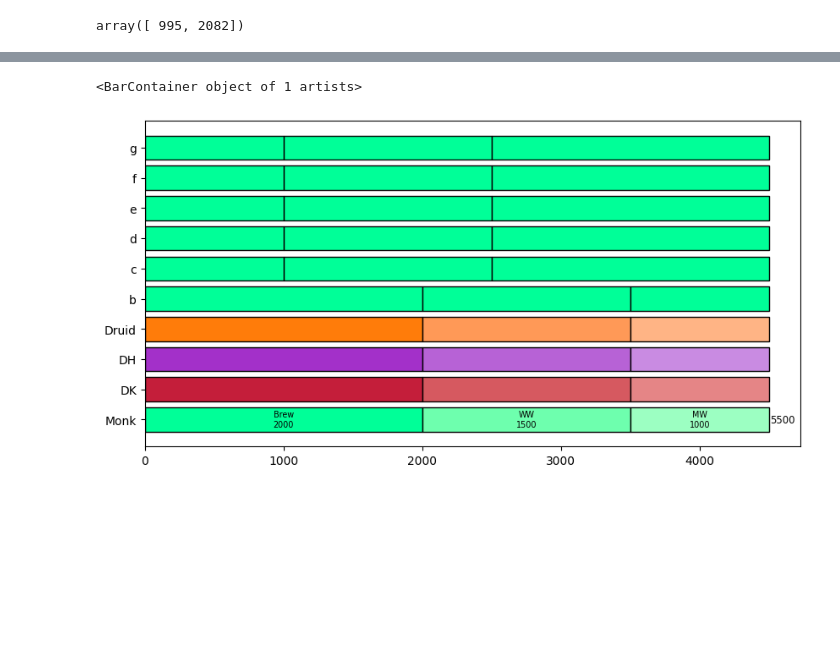
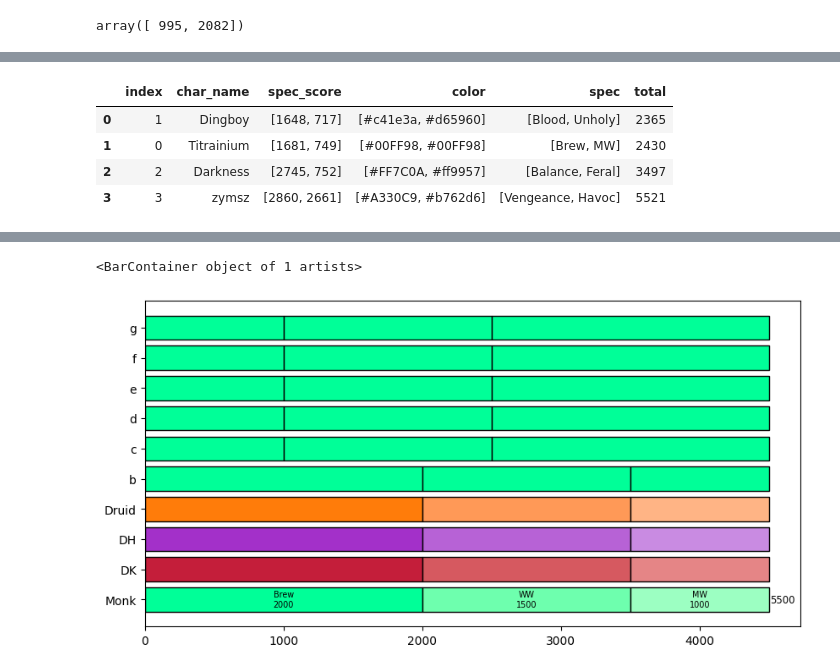
Before and after one commit to pricealex/train-bot, a Jupyter notebook: double_threat_comp.ipynb, the cells around one changed output, grey strips where cells are left out. Saved outputs shown, nothing was run; the diff lists cells and outputs as text; code cells hidden in the pictures; blank space fills up the shorter version.

```diff
--- a/double_threat_comp.ipynb
+++ b/double_threat_comp.ipynb
@@ -44 +69,9 @@ i = 0
+# %%
+test
+# %% [output]
+|  | index | char_name | spec_score | color | spec | total |
+| 0 | 1 | Dingboy | [1648, 717] | [#c41e3a, #d65960] | [Blood, Unholy] | 2365 |
+| 1 | 0 | Titrainium | [1681, 749] | [#00FF98, #00FF98] | [Brew, MW] | 2430 |
+| 2 | 2 | Darkness | [2745, 752] | [#FF7C0A, #ff9957] | [Balance, Feral] | 3497 |
+| 3 | 3 | zymsz | [2860, 2661] | [#A330C9, #b762d6] | [Vengeance, Havoc] | 5521 |
 # %%
```
Also changed, not shown: parts of 4 cells of this notebook.
